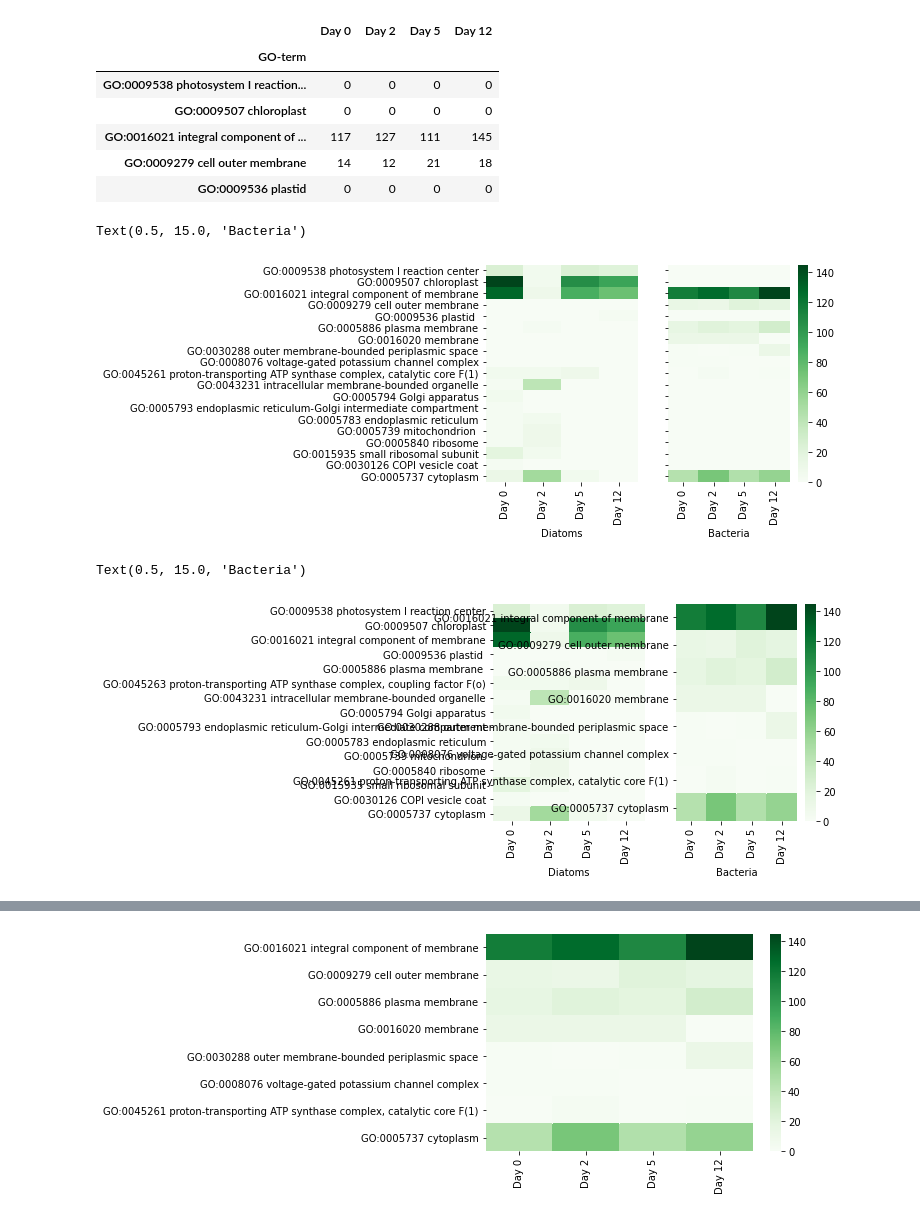
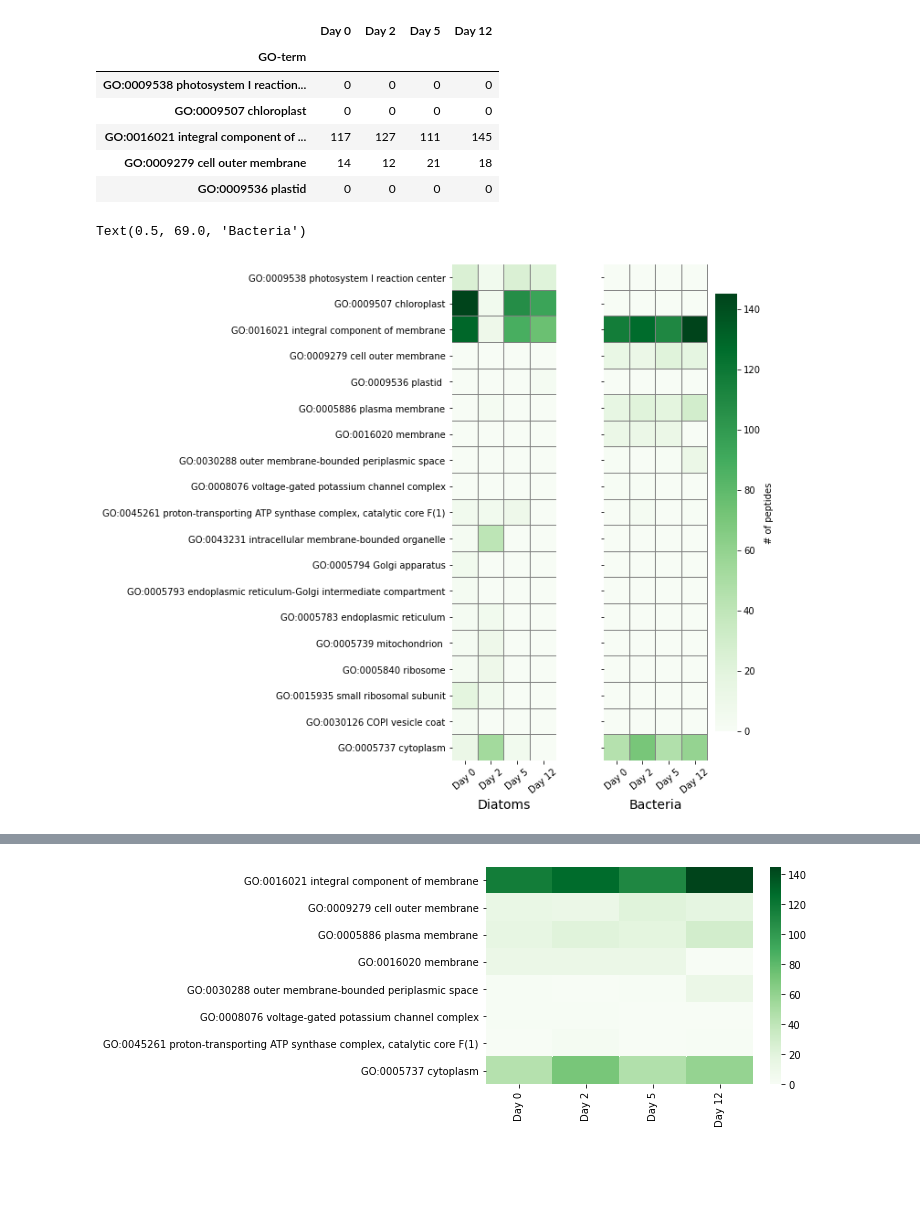
Before and after one commit to MeganEDuffy/rot-mayer, a Jupyter notebook: notebooks/GO-terms.ipynb, the cells around one changed output, grey strips where cells are left out. Cells and saved outputs as stored; diff of their text form; code cells hidden in the pictures; blank space fills up the shorter version.

```diff
--- a/notebooks/GO-terms.ipynb
+++ b/notebooks/GO-terms.ipynb
@@ -35,36 +35,26 @@ bacteria.head()
 # %%
 # plot heatmap
 
-f,(ax1,ax2) = plt.subplots(1,2,sharey=True)
+f,(ax1,ax2) = plt.subplots(1,2,sharey=True, figsize=(6, 10))
 
-g1 = sns.heatmap(diatom,cmap="Greens",cbar=False,ax=ax1)
-g1.set_ylabel('')
-g1.set_xticklabels(diatom.columns, rotation=90)
-g1.set_xlabel('Diatoms')
+plt.subplots_adjust(left=None, bottom=None, right=None, top=None, wspace=0.1, hspace=0.01)
+
+mask = diatom.isnull()
+maskb = bacteria.isnull()
 
 
-g2 = sns.heatmap(bacteria,cmap="Greens",cbar=True,ax=ax2)
+g1 = sns.heatmap(diatom,cmap="Greens",cbar=False,ax=ax1, linecolor = 'grey', linewidths=.01, \
+                 mask=mask, square=True)
+g1.set_ylabel('')
+g1.set_xticklabels(diatom.columns, rotation=40)
+g1.set_xlabel('Diatoms', fontsize = 14)
+
+
+g2 = sns.heatmap(bacteria,cmap="Greens",cbar=True,ax=ax2, linecolor = 'grey', linewidths=.01, \
+                mask=maskb, square=True, cbar_kws={'label': '# of peptides'})
 g2.set_ylabel('')
-g2.set_xticklabels(bacteria.columns, rotation=90)
-g2.set_xlabel('Bacteria')
+g2.set_xticklabels(bacteria.columns, rotation=40)
+g2.set_xlabel('Bacteria', fontsize = 14)
 # %% [output]
-Text(0.5, 15.0, 'Bacteria')
+Text(0.5, 69.0, 'Bacteria')
-[figure, old version]
+[figure, new version]
-# %%
-# plot heatmap
-
-f,(ax1,ax2) = plt.subplots(1,2)
-
-g1 = sns.heatmap(diatom,cmap="Greens",cbar=False,ax=ax1)
-g1.set_ylabel('')
-g1.set_xticklabels(diatom.columns, rotation=90)
-g1.set_xlabel('Diatoms')
-
-
-g2 = sns.heatmap(bacteria,cmap="Greens",cbar=True,ax=ax2)
-g2.set_ylabel('')
-g2.set_xticklabels(bacteria.columns, rotation=90)
-g2.set_xlabel('Bacteria')
-# %% [output]
-Text(0.5, 15.0, 'Bacteria')
-[figure, removed]
```
Also changed, not shown: parts of 1 cell of this notebook, 5 other files.
